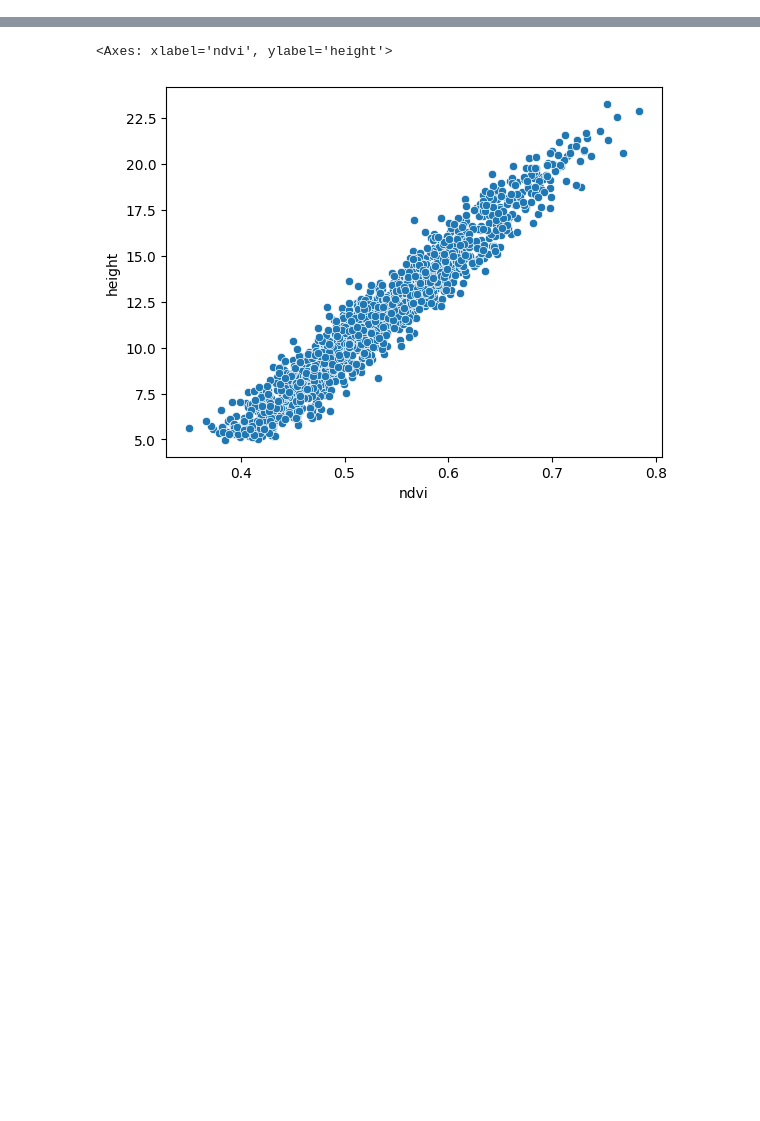
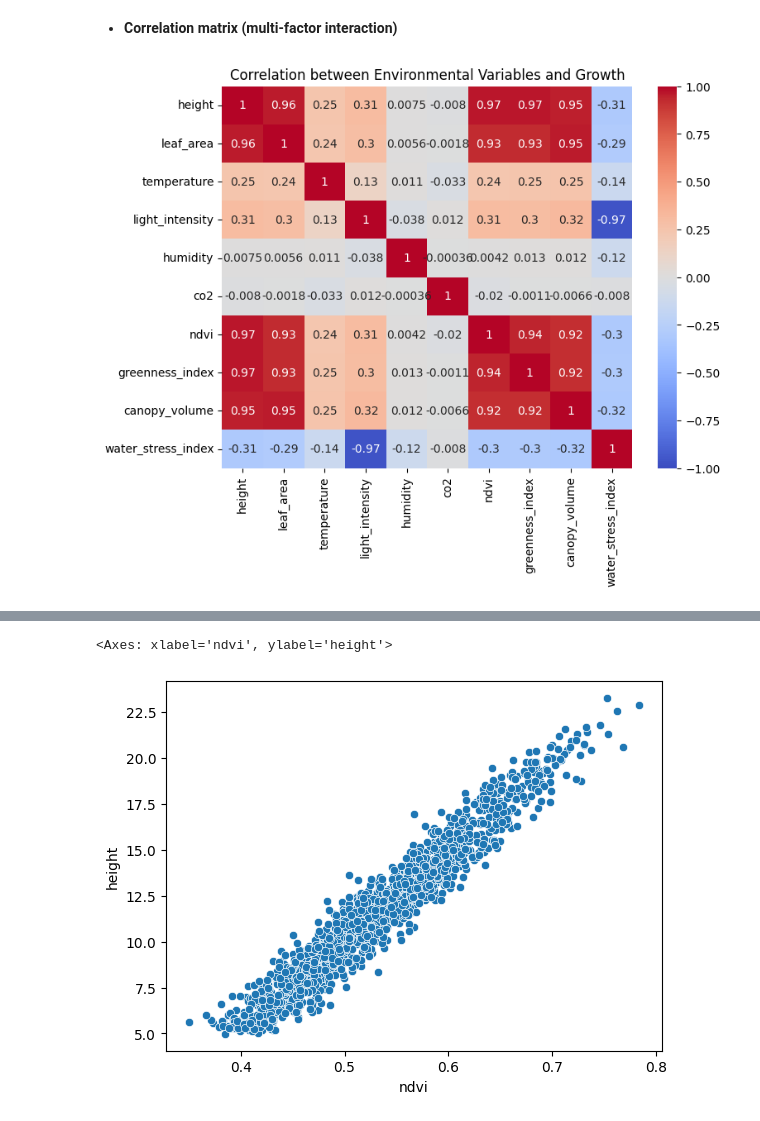
Before and after one commit to unachia/plant_phenotype_analysis, a Jupyter notebook: codebook.ipynb, the cells around one changed output, grey strips where cells are left out. Drawn from its saved outputs; the diff is of its cells as text; code cells hidden in the pictures; blank space fills up the shorter version.

```diff
--- a/codebook.ipynb
+++ b/codebook.ipynb
@@ -132,0 +114,13 @@ df.head()
+# %% [markdown]
+- **Correlation matrix (multi-factor interaction)**
+# %%
+selected_cols = ["height", "leaf_area", "temperature", "light_intensity", "humidity", "co2", "ndvi", "greenness_index", "canopy_volume", "water_stress_index"]
+
+corr = df[selected_cols].corr()
+
+plt.figure(figsize=(8,6))
+sns.heatmap(corr, annot=True, cmap="coolwarm", vmin=-1, vmax=1)
+plt.title("Correlation between Environmental Variables and Growth")
+plt.show()
+# %% [output]
+[figure, added]
```
Also changed, not shown: parts of 51 cells of this notebook.
